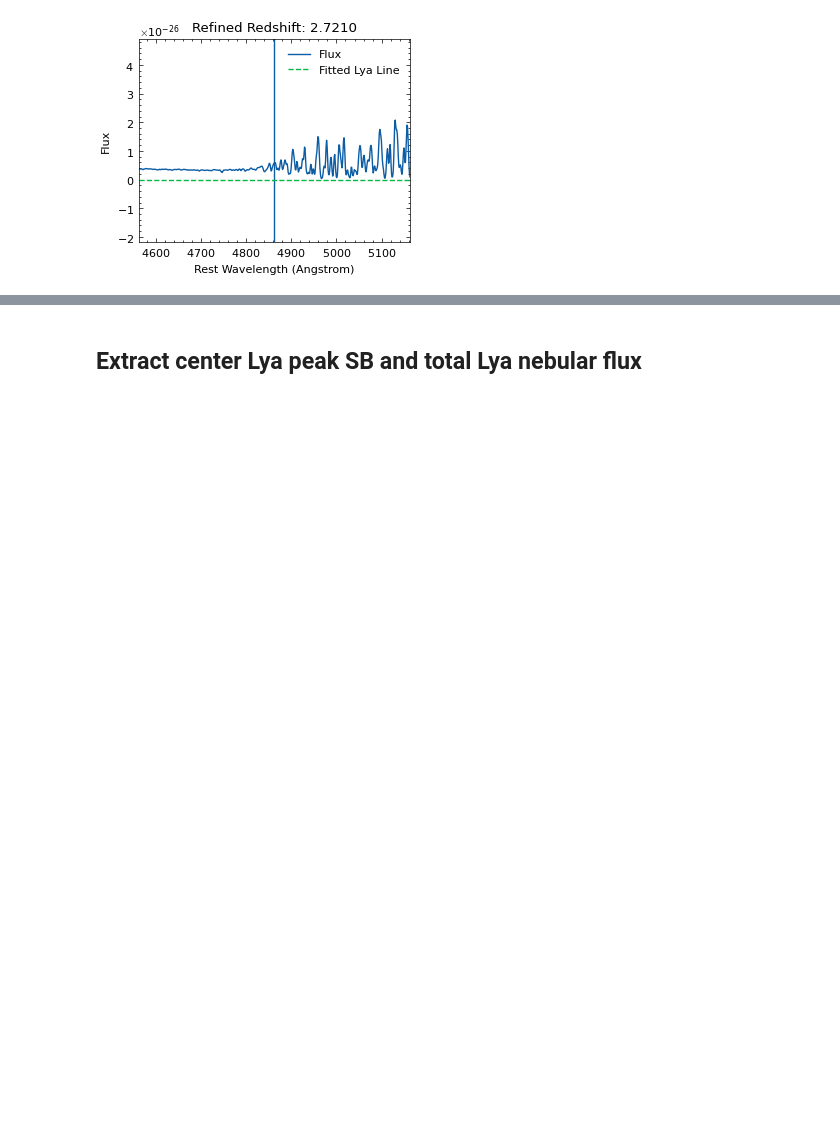
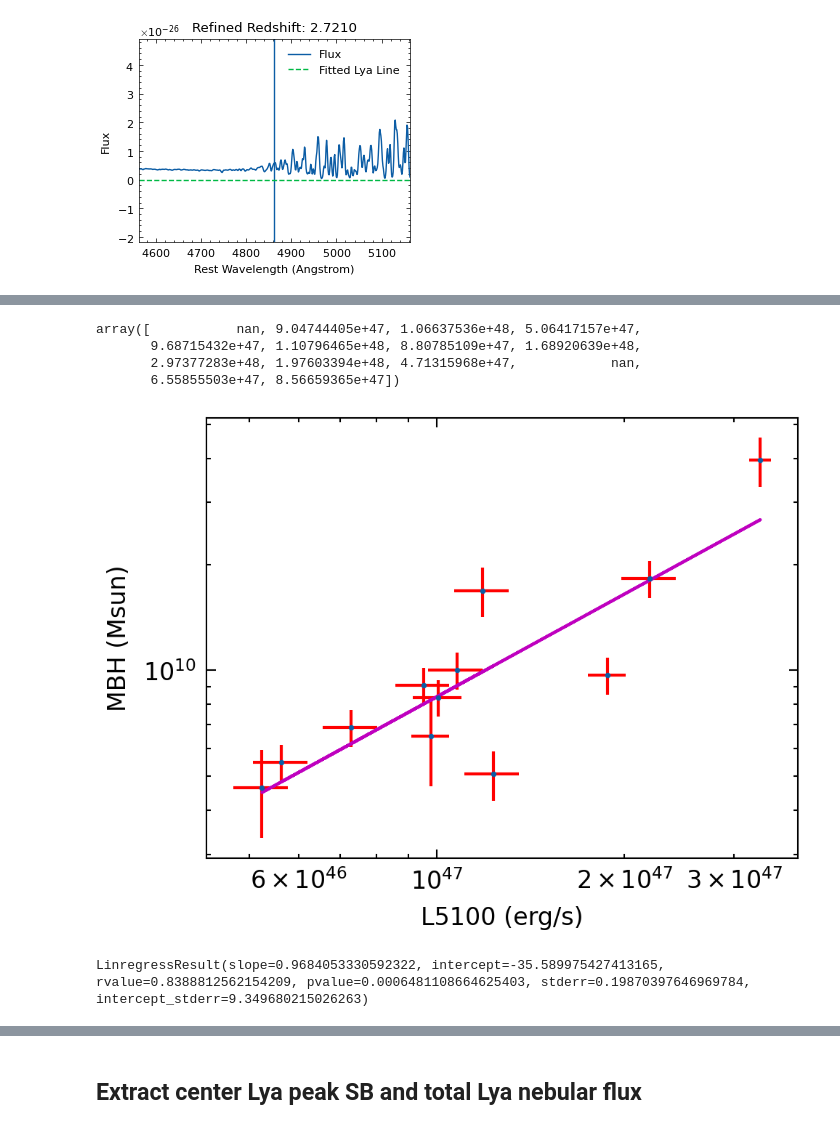
Before and after one commit to yuanzeding/KBSS_DataAnalysis, a Jupyter notebook: correlation.ipynb, the cells around one changed output, grey strips where cells are left out. Saved outputs shown, nothing was run; the diff lists cells and outputs as text; code cells hidden in the pictures; blank space fills up the shorter version.

```diff
--- a/correlation.ipynb
+++ b/correlation.ipynb
@@ -1781,0 +1918,30 @@ QSOphot
+# %%
+np.array(L5100)*9
+# %% [output]
+array([           nan, 9.04744405e+47, 1.06637536e+48, 5.06417157e+47,
+       9.68715432e+47, 1.10796465e+48, 8.80785109e+47, 1.68920639e+48,
+       2.97377283e+48, 1.97603394e+48, 4.71315968e+47,            nan,
+       6.55855503e+47, 8.56659365e+47])
+# %%
+plt.figure(dpi=300)
+plt.errorbar(L5100,MBH_Shen2012,xerr=L5100_err,yerr=np.array(MBH_err)*np.array(MBH_Shen2012),fmt="o",ms=0.8,ecolor="r")
+
+xfit=np.log10(np.array(L5100)[np.array(MBH_Shen2012)>1e9])
+yfit=np.log10(np.array(MBH_Shen2012)[np.array(MBH_Shen2012)>1e9])
+res=scipy.stats.linregress(xfit,yfit)
+
+#Q1217+490 24300.51 0.0994027   10.5689    -106.3 0.0616586      161.        1987.7      2.7017   Ha
+#Q1623-KP77 17188.15 1.819E-27 1.137E-25    -62.51 1.002E-27     106.6        1860.6      2.5347  Hb
+
+plt.plot(10**xfit,10**(res.intercept+res.slope*xfit),"m",label="HLQSOs")
+
+plt.ylabel("MBH (Msun)")
+plt.xlabel("L5100 (erg/s)")
+plt.yscale("log")
+plt.xscale("log")
+# %% [output]
+[figure, added]
+# %%
+res
+# %% [output]
+LinregressResult(slope=0.9684053330592322, intercept=-35.589975427413165, rvalue=0.8388812562154209, pvalue=0.0006481108664625403, stderr=0.19870397646969784, intercept_stderr=9.349680215026263)
```
Also changed, not shown: parts of 30 cells of this notebook, 9 other files.
